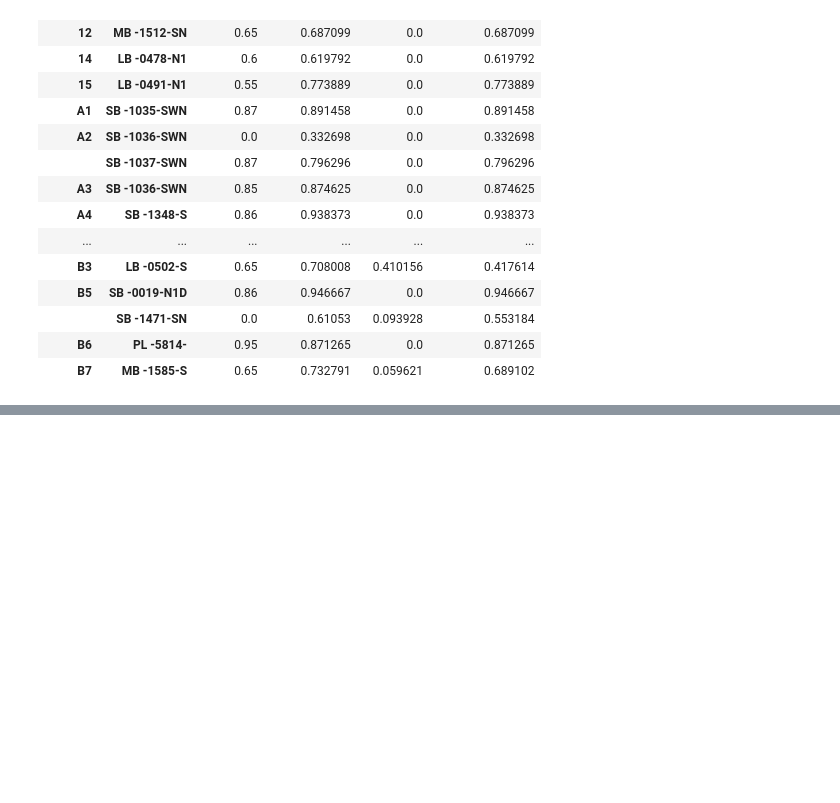
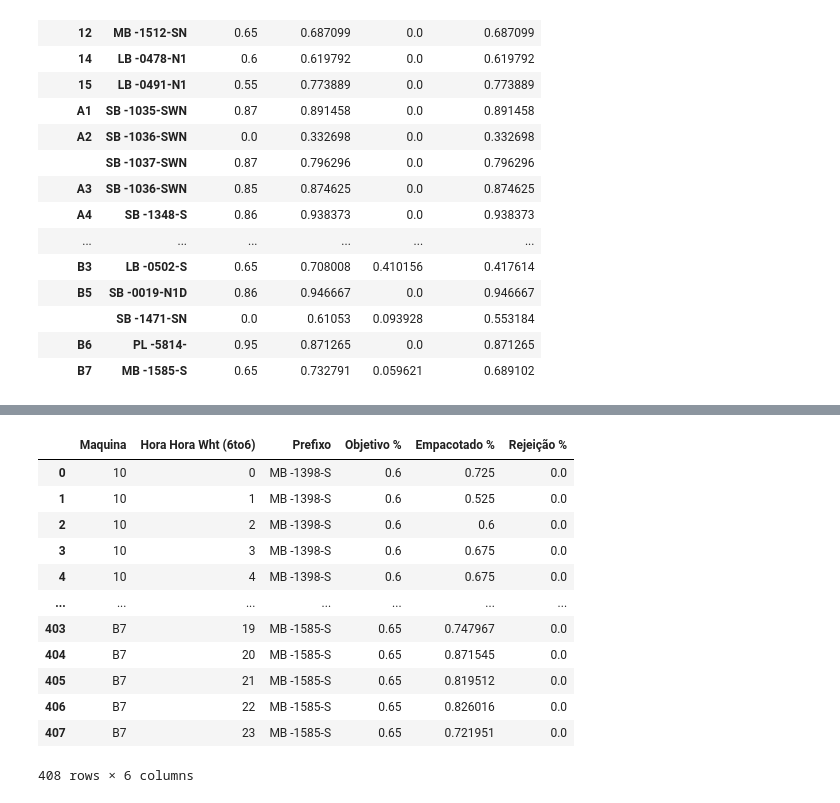
Before and after one commit to lucasz-g/aut-producao-wheaton, a Jupyter notebook: analytics/notebooks/001_metrics.ipynb, the cells around one changed output, grey strips where cells are left out. Cells and saved outputs as stored; diff of their text form; code cells hidden in the pictures; blank space fills up the shorter version.

```diff
--- a/analytics/notebooks/001_metrics.ipynb
+++ b/analytics/notebooks/001_metrics.ipynb
@@ -196,0 +216,28 @@ desempenho_empacotamento_diario.to_excel('../data/desempenho_empacotamento_diari
+# %%
+desempenho_hora_hora = (
+    df.groupby(
+        ["Maquina", "Hora Hora Wht (6to6)", "Prefixo"],
+        as_index=False,
+    )
+    .agg({
+        "Objetivo %": "max",
+        "Empacotado %": "max",
+        "Rejeição %": "mean",
+    })
+)
+# %%
+desempenho_hora_hora
+# %% [output]
+|  | Maquina | Hora Hora Wht (6to6) | Prefixo | Objetivo % | Empacotado % | Rejeição % |
+| 0 | 10 | 0 | MB -1398-S | 0.6 | 0.725 | 0.0 |
+| 1 | 10 | 1 | MB -1398-S | 0.6 | 0.525 | 0.0 |
+| 2 | 10 | 2 | MB -1398-S | 0.6 | 0.6 | 0.0 |
+| 3 | 10 | 3 | MB -1398-S | 0.6 | 0.675 | 0.0 |
+| 4 | 10 | 4 | MB -1398-S | 0.6 | 0.675 | 0.0 |
+| ... | ... | ... | ... | ... | ... | ... |
+| 403 | B7 | 19 | MB -1585-S | 0.65 | 0.747967 | 0.0 |
+| 404 | B7 | 20 | MB -1585-S | 0.65 | 0.871545 | 0.0 |
+| 405 | B7 | 21 | MB -1585-S | 0.65 | 0.819512 | 0.0 |
+| 406 | B7 | 22 | MB -1585-S | 0.65 | 0.826016 | 0.0 |
+| 407 | B7 | 23 | MB -1585-S | 0.65 | 0.721951 | 0.0 |
+408 rows × 6 columns
```
Also changed, not shown: parts of 5 cells of this notebook, 5 other files.
